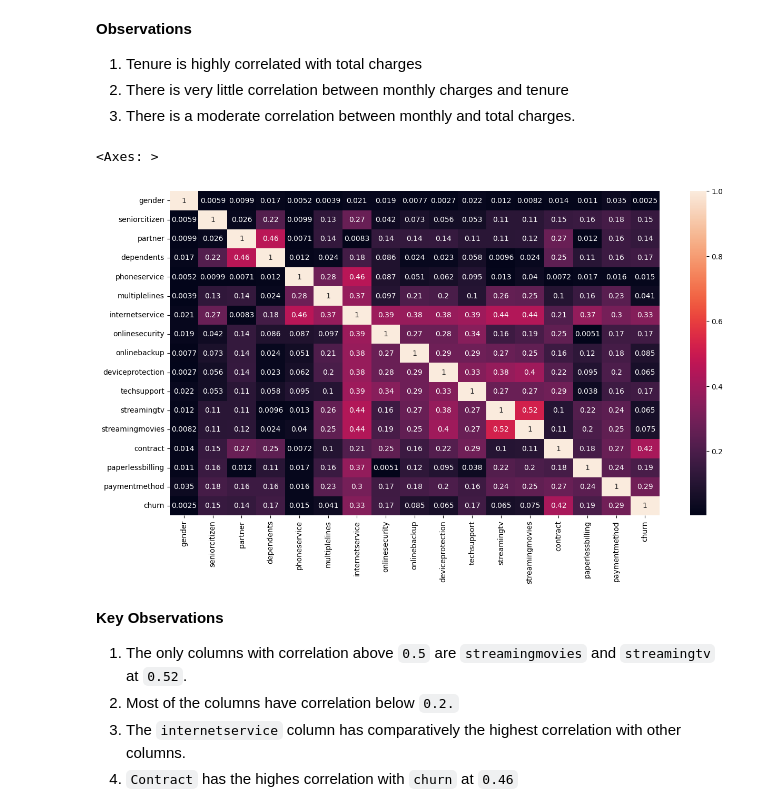
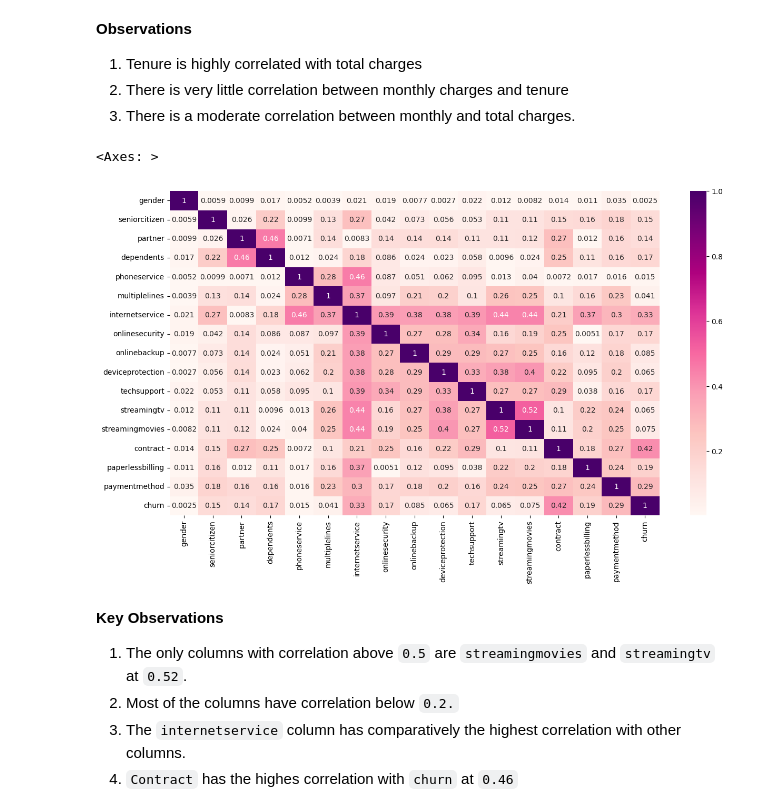
Before and after one commit to Rama-Mwenda/Customer_Churn, a Jupyter notebook: Notebooks/Customer_Churn.ipynb, the cells around one changed output. Drawn from its saved outputs; the diff is of its cells as text; code cells hidden in the pictures.

```diff
--- a/Notebooks/Customer_Churn.ipynb
+++ b/Notebooks/Customer_Churn.ipynb
@@ -722,11 +709,11 @@ plt.show()
 # %%
 #visual of categorical column correlations
 cramers = am.CramersV(train)
 plt.figure(figsize=(15,8))
-sns.heatmap(data = cramers.fit(), annot=True)
+sns.heatmap(data = cramers.fit(), annot=True, cmap='RdPu')
 # %% [output]
 <Axes: >
-[figure, old version]
+[figure, new version]
 # %% [markdown]
 **Key Observations**
 1. The only columns with correlation above `0.5` are `streamingmovies` and `streamingtv` at `0.52`.
```
Also changed, not shown: parts of 12 cells of this notebook.
